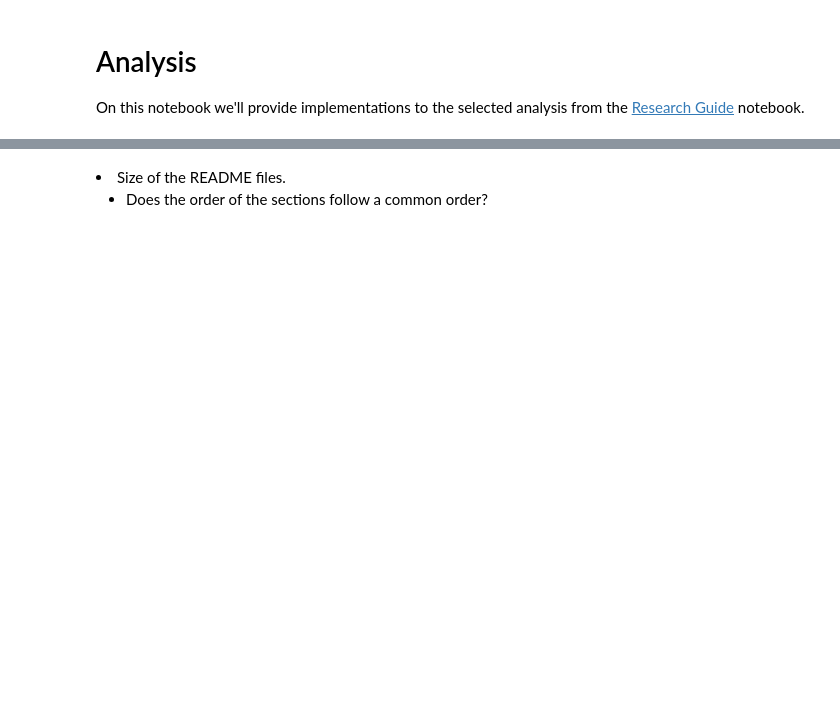
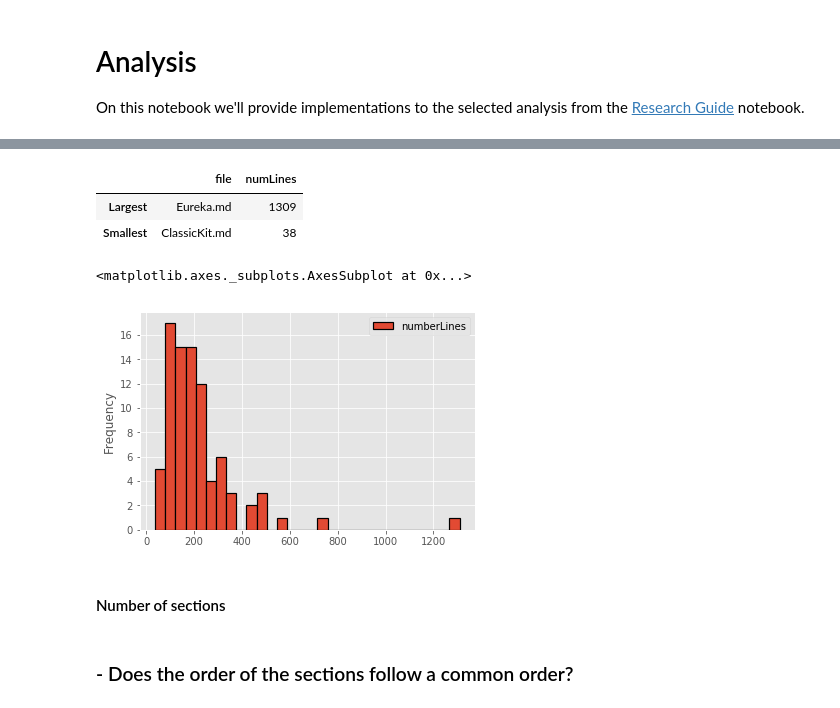
Before and after one commit to hpbl/2018-2-projeto-bubads, a Jupyter notebook: Notebooks/Analysis.ipynb, the cells around one changed output, grey strips where cells are left out. Cells and saved outputs as stored; diff of their text form; code cells hidden in the pictures; blank space fills up the shorter version.

Commit message:
Adding number of lines analysis

```diff
--- a/Notebooks/Analysis.ipynb
+++ b/Notebooks/Analysis.ipynb
@@ -61,0 +69,12 @@ plt.show()
+# %%
+getNameFromPath = lambda x: re.search('[^\/]+(?=$)', x).group(0)
+
+def numberLines(filePath):
+    return {getNameFromPath(filePath): len(open(filePath).readlines())}
+# %%
+markdownNumberLines = {}
+for linesDict in list(map(numberLines, markdownFiles)):
+    markdownNumberLines[list(linesDict.keys())[0]] = list(linesDict.values())[0]
+
+linesDF = pd.DataFrame.from_dict(markdownNumberLines, orient='index', columns=['numberLines'])
+linesDF.describe()
@@ -62,3 +91,29 @@ plt.show()
+# %%
+maxLines = {
+    'file': linesDF.idxmax()['numberLines'],
+    'numLines': linesDF.max()[0]
+}
+
+minLines = {
+    'file': linesDF.idxmin()['numberLines'],
+    'numLines': linesDF.min()[0]
+}
+
+pd.DataFrame([maxLines, minLines], index=['Largest', 'Smallest'])
+# %% [output]
+|  | file | numLines |
+| Largest | Eureka.md | 1309 |
+| Smallest | ClassicKit.md | 38 |
+# %%
+import matplotlib
+% matplotlib inline
+matplotlib.style.use('ggplot')
+
+linesDF.plot.hist(bins=30, edgecolor='black', linewidth=1.2)
+# %% [output]
+<matplotlib.axes._subplots.AxesSubplot at 0x...>
+[figure, added]
+# %% [markdown]
+#### Number of sections
 # %% [markdown]
-<li value = 41> Size of the README files. </li>
-<ul><li>Does the order of the sections follow a common order?</li></ul>
+### - Does the order of the sections follow a common order?
```
Also changed, not shown: parts of 7 cells of this notebook.
